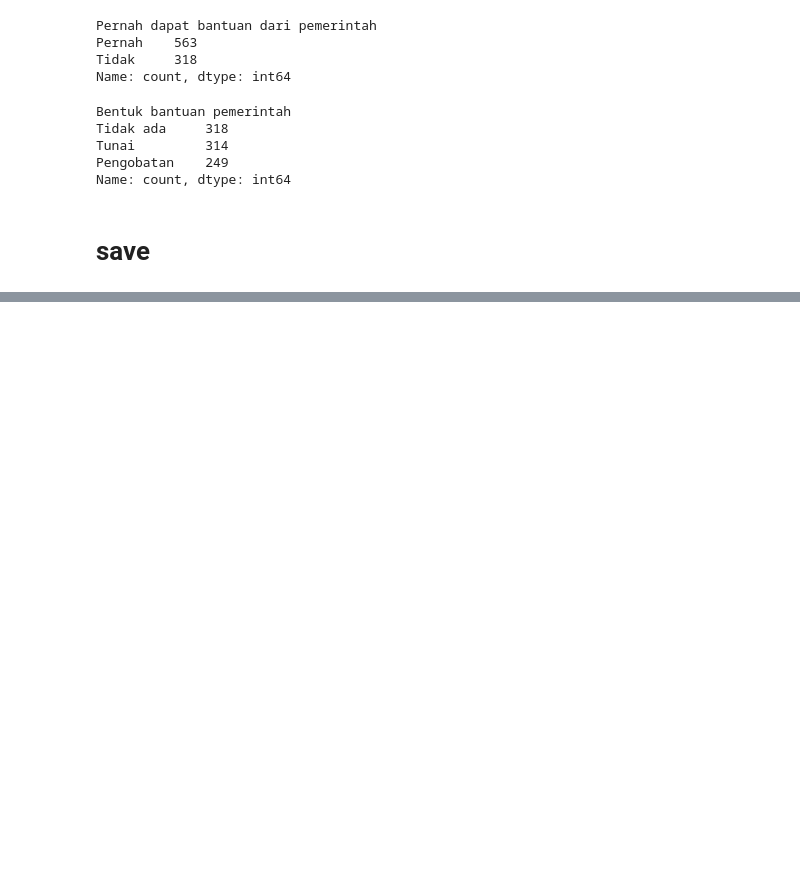
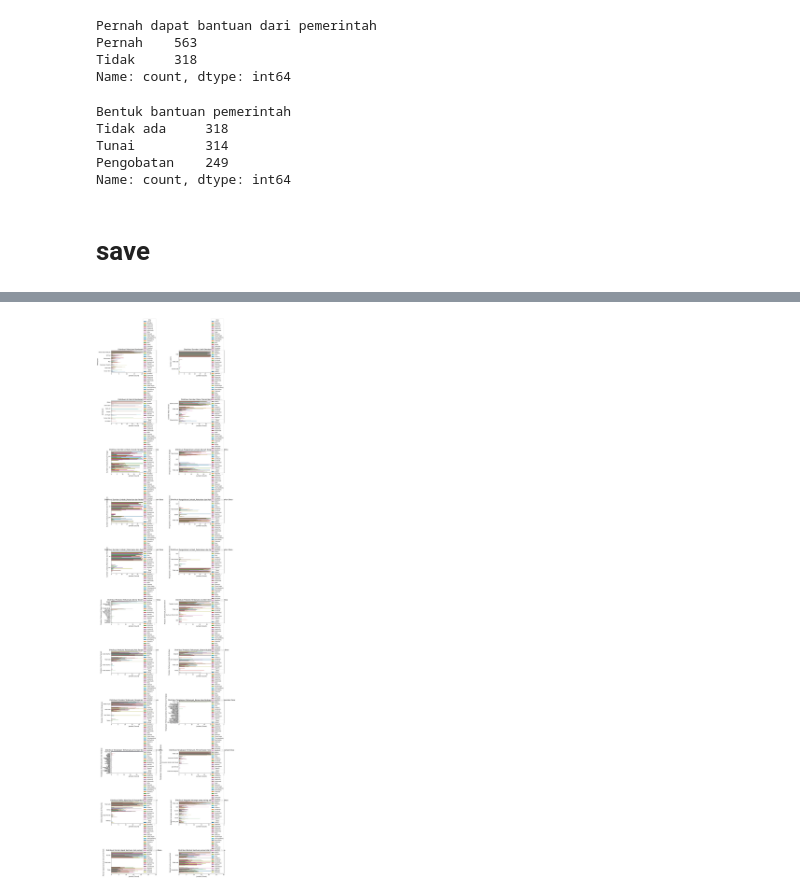
Before and after one commit to hldfiadn/rumah-tangga-mbkp, a Jupyter notebook: (new) profil desa/cleaning-version2.ipynb, the cells around one changed output, grey strips where cells are left out. Saved outputs shown, nothing was run; the diff lists cells and outputs as text; code cells hidden in the pictures; blank space fills up the shorter version.

```diff
--- a/(new) profil desa/cleaning-version2.ipynb
+++ b/(new) profil desa/cleaning-version2.ipynb
@@ -3066,0 +3232,58 @@ df_clean.to_csv("data_cleaned_version2.csv", index=False)
+# %%
+import matplotlib.pyplot as plt
+import seaborn as sns
+import pandas as pd
+import math
+
+# ASUMSI: df adalah DataFrame Anda
+
+# Daftar kolom kategorikal yang ingin Anda bandingkan berdasarkan 'Desa'
+comparison_cols = [
+    'Pekerjaan', 'Sumber Listrik', 'Air Bersih', 'Sumber Pakan Ternak',
+    'Sumber Limbah_Rumah Tangga', 'Pengolahan Limbah_Rumah Tangga',
+    'Sumber Limbah_Pertanian dan Perkebunan', 'Pengolahan Limbah_Pertanian dan Perkebunan',
+    'Sumber Limbah_Peternakan dan Perikanan', 'Pengolahan Limbah_Peternakan dan Perikanan',
+    'Produksi Terbanyak_Nama Tanaman', 'Produksi Terbanyak_Sumber Benih',
+    'Produksi Terbanyak_Pola Tanam', 'Produksi Terbanyak_Sistem Budidaya',
+    'Produksi Terbanyak_Pengairan', 'Tangkapan Terbanyak_Nama Area Perikanan Tangkap',
+    'Tangkapan Terbanyak_Jenis Ikan Tangkap', 'Tangkapan Terbanyak_Pemanfaatan Hasil Tangkap',
+    'Balita diperiksa di Posyandu', 'Anggota keluarga yang sering sakit',
+    'Pernah dapat bantuan dari pemerintah', 'Bentuk bantuan pemerintah'
+]
+
+# Anda dapat menambahkan lebih banyak kolom dari daftar 22 kolom sebelumnya
+
+# Tentukan Layout Plot
+cols = 2  # 2 plot per baris
+rows = math.ceil(len(comparison_cols) / cols)
+
+fig, axes = plt.subplots(rows, cols, figsize=(16, rows * 6))
+axes = axes.flatten()
+
+# Loop untuk membuat Count Plot dengan pemisahan (hue) berdasarkan 'Desa'
+for i, col in enumerate(comparison_cols):
+
+    # 1. Bar Plot Berkelompok (Grouped Bar Plot)
+    # Visualisasi ini bagus jika jumlah Desa dan jumlah Kategori dalam 'col' tidak terlalu banyak
+    sns.countplot(
+        data=df_clean,
+        y=col,            # Variabel kategorikal
+        hue='Desa',       # Memisahkan bar berdasarkan Desa
+        ax=axes[i],
+        palette='tab10',
+        order=df[col].value_counts().index
+    )
+
+    axes[i].set_title(f'Distribusi {col} Berdasarkan Desa', fontsize=14)
+    axes[i].set_ylabel(col, fontsize=12)
+    axes[i].set_xlabel("Jumlah (Count)", fontsize=12)
+    axes[i].legend(title='Desa', loc='lower right') # Tampilkan legenda
+
+# Sembunyikan subplot yang tidak terpakai
+for j in range(len(comparison_cols), len(axes)):
+    fig.delaxes(axes[j])
+
+plt.tight_layout(pad=3)
+plt.show()
+# %% [output]
+[figure, added]
```
Also changed, not shown: parts of 8 cells of this notebook, 31 other files.
